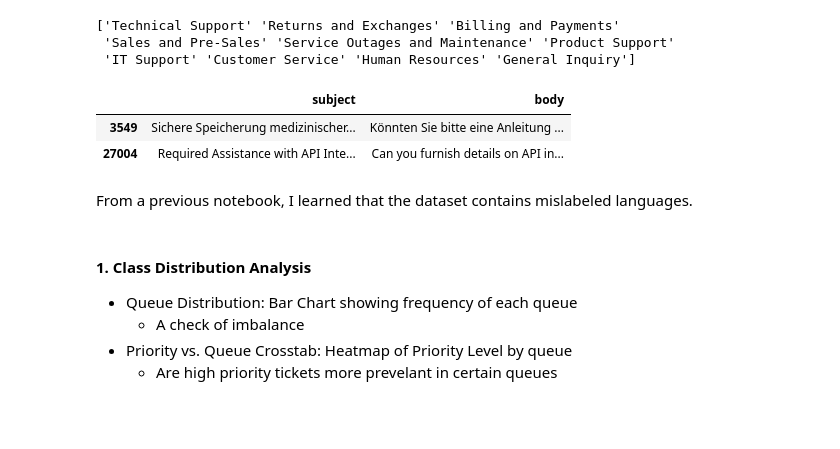
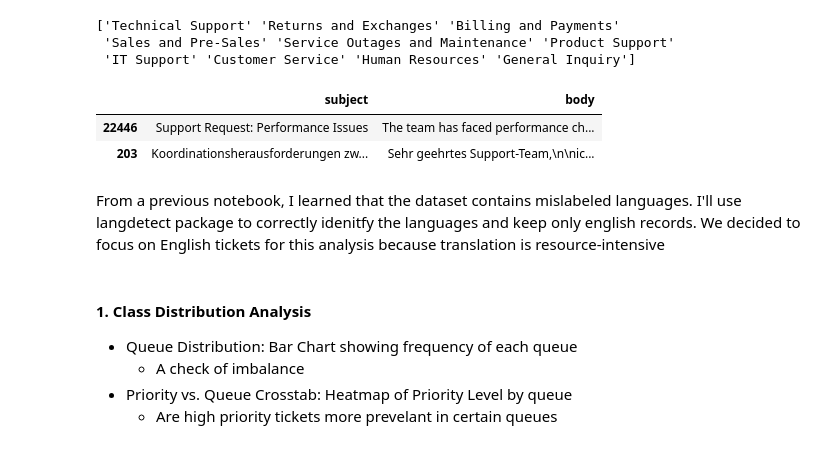
Before and after one commit to dallen014/queuerious_detector, a Jupyter notebook: notebooks/0.03-da-exploration-notebook.ipynb, the cells around one changed output. Saved outputs shown, nothing was run; the diff lists cells and outputs as text; code cells hidden in the pictures; blank space fills up the shorter version.

```diff
--- a/notebooks/0.03-da-exploration-notebook.ipynb
+++ b/notebooks/0.03-da-exploration-notebook.ipynb
@@ -164,19 +11,20 @@ def top_keywords_per_queue(
 # %%
 #load the data
-raw_data = pd.read_csv("../data/raw/aa_dataset-tickets-multi-lang-5-2-50-version.csv")
+raw_data = pd.read_csv(
+    "../data/raw/aa_dataset-tickets-multi-lang-5-2-50-version.csv")
 
 #view target varible and sample of text data
 print(raw_data['queue'].unique())
 raw_data[["subject","body"]].sample(2)
 # %% [output]
 ['Technical Support' 'Returns and Exchanges' 'Billing and Payments'
  'Sales and Pre-Sales' 'Service Outages and Maintenance' 'Product Support'
  'IT Support' 'Customer Service' 'Human Resources' 'General Inquiry']
 |  | subject | body |
-| 3549 | Sichere Speicherung medizinischer... | Könnten Sie bitte eine Anleitung ... |
-| 27004 | Required Assistance with API Inte... | Can you furnish details on API in... |
+| 22446 | Support Request: Performance Issues | The team has faced performance ch... |
+| 203 | Koordinationsherausforderungen zw... | Sehr geehrtes Support-Team,\n\nic... |
 # %% [markdown]
-From a previous notebook, I learned that the dataset contains mislabeled languages.
+From a previous notebook, I learned that the dataset contains mislabeled languages. I'll use langdetect package to correctly idenitfy the languages and keep only english records. We decided to focus on English tickets for this analysis because translation is resource-intensive
 # %%
 #combine subject + body into a single text field
 raw_data["analysis_text"] = raw_data["subject"].fillna('') + " " + raw_data["body"].fillna('')
```
Also changed, not shown: parts of 25 cells of this notebook, 2 other files.
